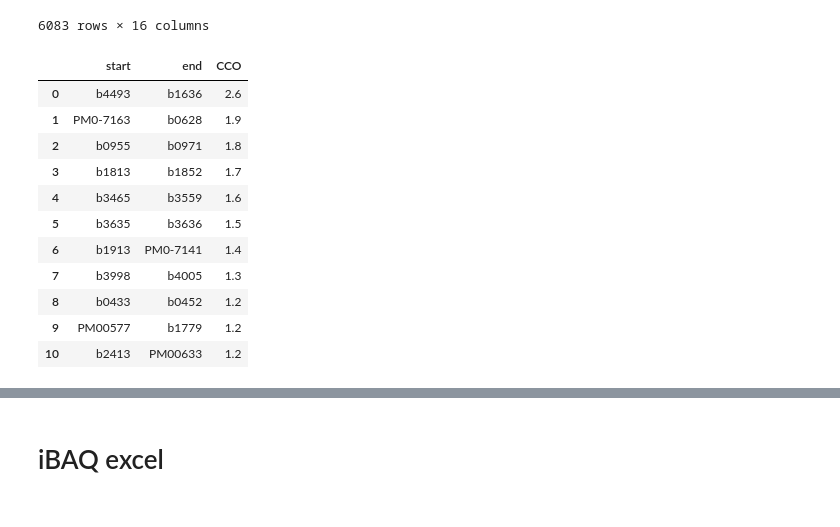
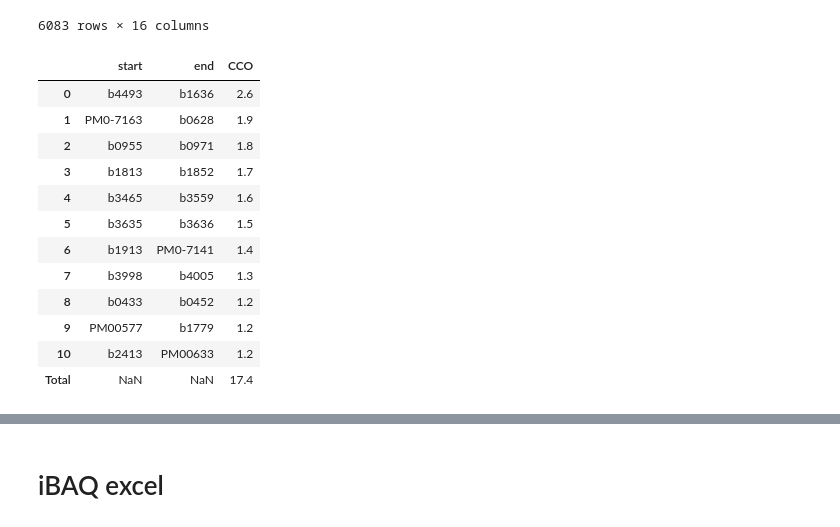
Before and after one commit to djinnome/MaxMass, a Jupyter notebook: src/CCO/CCO iBAQ.ipynb, the cells around one changed output, grey strips where cells are left out. Cells and saved outputs as stored; diff of their text form; code cells hidden in the pictures.

```diff
--- a/src/CCO/CCO iBAQ.ipynb
+++ b/src/CCO/CCO iBAQ.ipynb
@@ -268,33 +268,35 @@ solutionstr = """
 2,b3461,b3460,Optimal
 3,b0024,b0023,Optimal
 4,b4698,b1480,Optimal
 5,b4674,b1324,Optimal
 6,PM0-9375,b0755,Optimal
 7,b4677,b1857,Optimal
 8,b4595,b1237,Optimal
 9,b4471,b3098,Optimal
 10,PM0-10230,b1739,Optimal
 """
 
 solution = pd.read_csv('../out/local_result_essential.csv',index_col=0)
 solution['start'] = solution['start'].str.split('_').str.get(-1)
 solution['end'] = solution['end'].str.split('_').str.get(-1)
 solution['CCO'] = (abundance.loc[solution['end'],
               'iBAQ_W3110'].reset_index()['iBAQ_W3110'] - abundance.loc[solution['start'], 'iBAQ_W3110'].reset_index()['iBAQ_W3110']).round(3)*100
+solution.loc['Total','CCO'] = solution['CCO'].sum()
 solution[['start','end','CCO']]
 # %% [output]
 |  | start | end | CCO |
 | 0 | b4493 | b1636 | 2.6 |
 | 1 | PM0-7163 | b0628 | 1.9 |
 | 2 | b0955 | b0971 | 1.8 |
 | 3 | b1813 | b1852 | 1.7 |
 | 4 | b3465 | b3559 | 1.6 |
 | 5 | b3635 | b3636 | 1.5 |
 | 6 | b1913 | PM0-7141 | 1.4 |
 | 7 | b3998 | b4005 | 1.3 |
 | 8 | b0433 | b0452 | 1.2 |
 | 9 | PM00577 | b1779 | 1.2 |
 | 10 | b2413 | PM00633 | 1.2 |
+| Total | NaN | NaN | 17.4 |
 # %%
 abundance.loc['b0957':'b0971','iBAQ_W3110']
 # %% [output]
```
Also changed, not shown: 1 other file.
